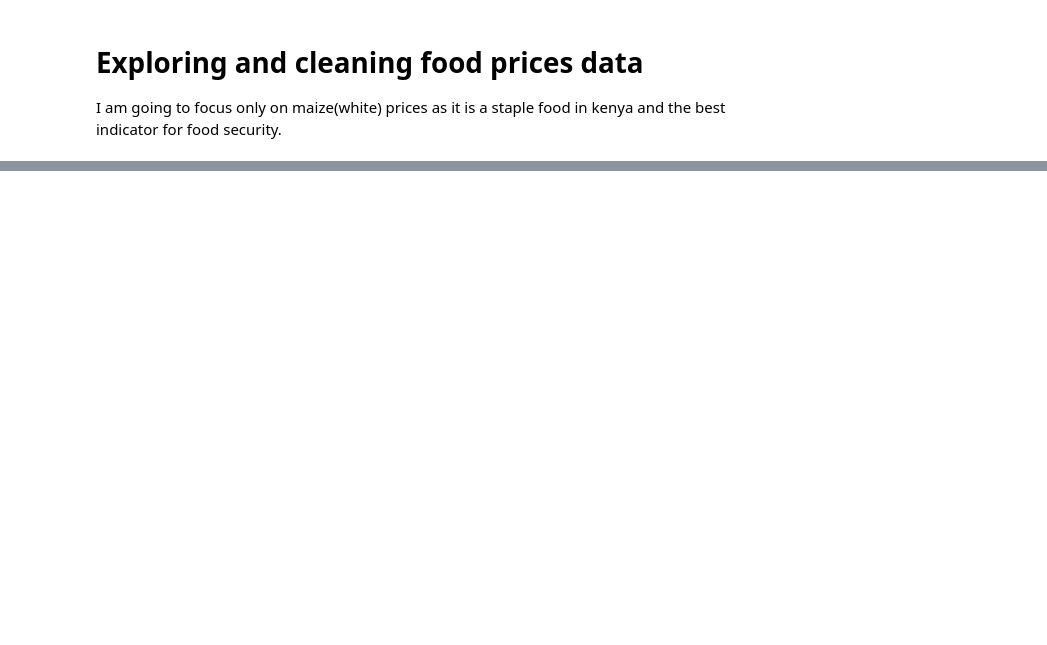
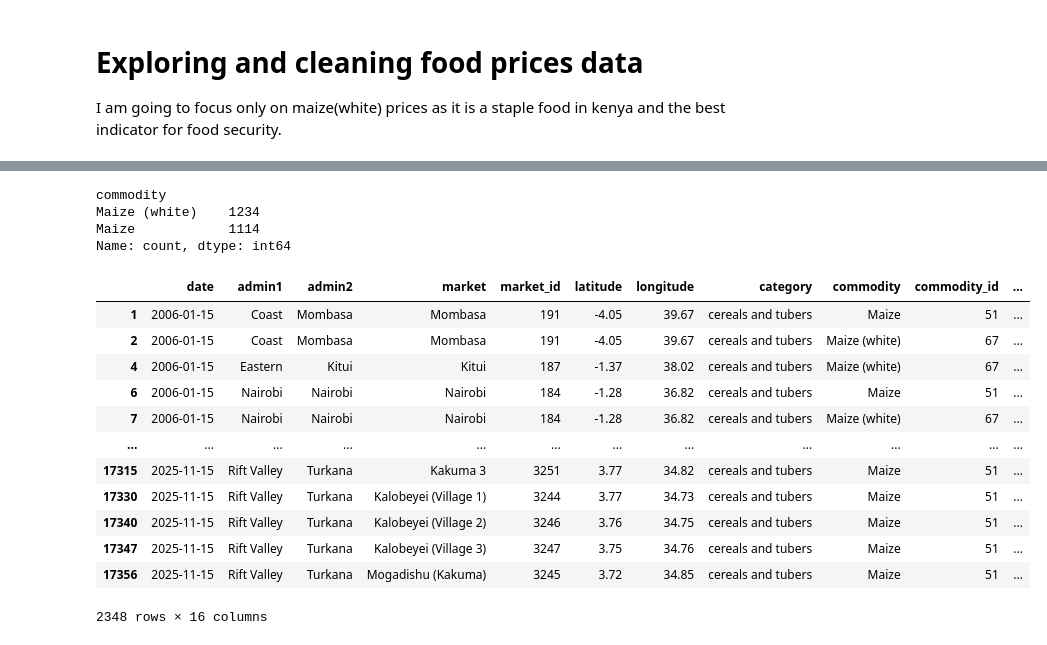
Before and after one commit to MrDenzy/PHASE-5-PROJECT---PREDICTING-FOOD-INSECURITY, a Jupyter notebook: notebooks/data_explore.ipynb, the cells around one changed output, grey strips where cells are left out. Saved outputs shown, nothing was run; the diff lists cells and outputs as text; code cells hidden in the pictures; blank space fills up the shorter version.

```diff
--- a/notebooks/data_explore.ipynb
+++ b/notebooks/data_explore.ipynb
@@ -655,0 +709,3 @@ df_fp = pd.read_csv('./data/')
+# %%
+df_fp = df_fp[df_fp['commodity_id'].isin(['51','67'])].copy()
+df_fp.info()
@@ -655,0 +730,23 @@ df_fp = pd.read_csv('./data/')
+# %%
+df_fp['commodity'].value_counts()
+# %% [output]
+commodity
+Maize (white)    1234
+Maize            1114
+Name: count, dtype: int64
+# %%
+df_fp
+# %% [output]
+|  | date | admin1 | admin2 | market | market_id | latitude | longitude | category | commodity | commodity_id | ... |
+| 1 | 2006-01-15 | Coast | Mombasa | Mombasa | 191 | -4.05 | 39.67 | cereals and tubers | Maize | 51 | ... |
+| 2 | 2006-01-15 | Coast | Mombasa | Mombasa | 191 | -4.05 | 39.67 | cereals and tubers | Maize (white) | 67 | ... |
+| 4 | 2006-01-15 | Eastern | Kitui | Kitui | 187 | -1.37 | 38.02 | cereals and tubers | Maize (white) | 67 | ... |
+| 6 | 2006-01-15 | Nairobi | Nairobi | Nairobi | 184 | -1.28 | 36.82 | cereals and tubers | Maize | 51 | ... |
+| 7 | 2006-01-15 | Nairobi | Nairobi | Nairobi | 184 | -1.28 | 36.82 | cereals and tubers | Maize (white) | 67 | ... |
+| ... | ... | ... | ... | ... | ... | ... | ... | ... | ... | ... | ... |
+| 17315 | 2025-11-15 | Rift Valley | Turkana | Kakuma 3 | 3251 | 3.77 | 34.82 | cereals and tubers | Maize | 51 | ... |
+| 17330 | 2025-11-15 | Rift Valley | Turkana | Kalobeyei (Village 1) | 3244 | 3.77 | 34.73 | cereals and tubers | Maize | 51 | ... |
+| 17340 | 2025-11-15 | Rift Valley | Turkana | Kalobeyei (Village 2) | 3246 | 3.76 | 34.75 | cereals and tubers | Maize | 51 | ... |
+| 17347 | 2025-11-15 | Rift Valley | Turkana | Kalobeyei (Village 3) | 3247 | 3.75 | 34.76 | cereals and tubers | Maize | 51 | ... |
+| 17356 | 2025-11-15 | Rift Valley | Turkana | Mogadishu (Kakuma) | 3245 | 3.72 | 34.85 | cereals and tubers | Maize | 51 | ... |
+2348 rows × 16 columns
```
Also changed, not shown: parts of 29 cells of this notebook, 2 other files.
